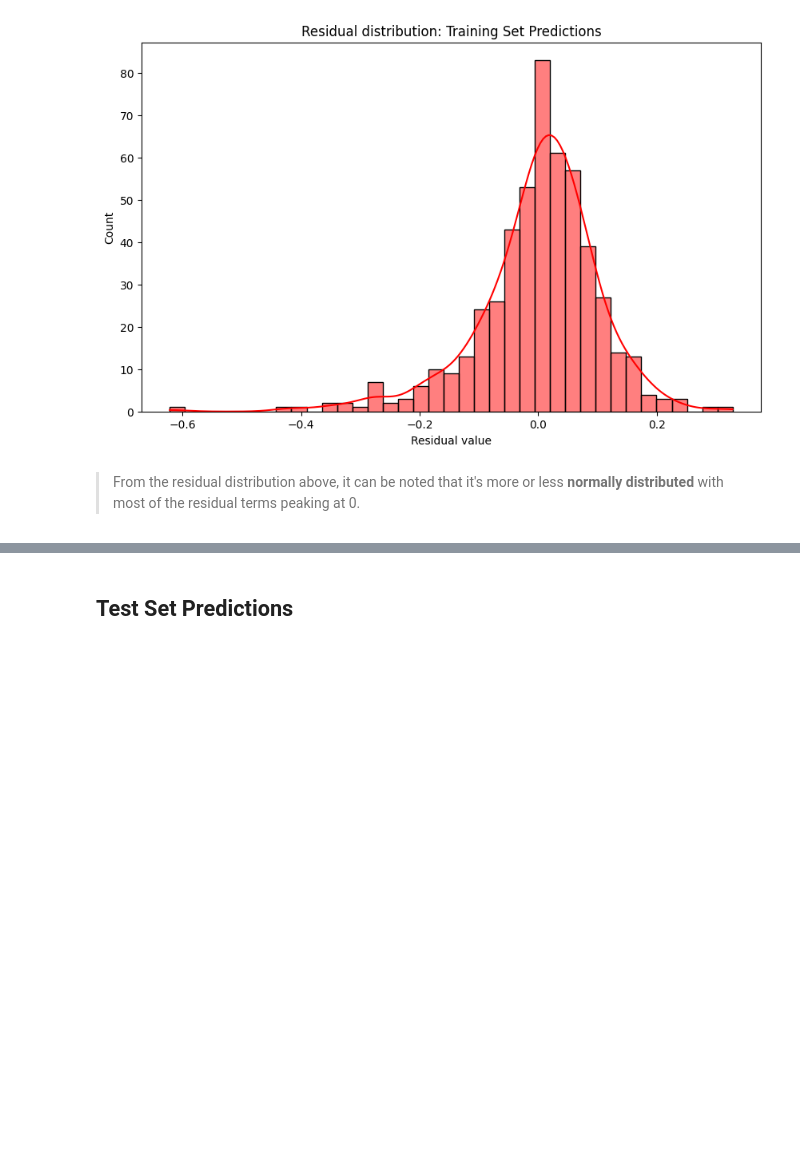
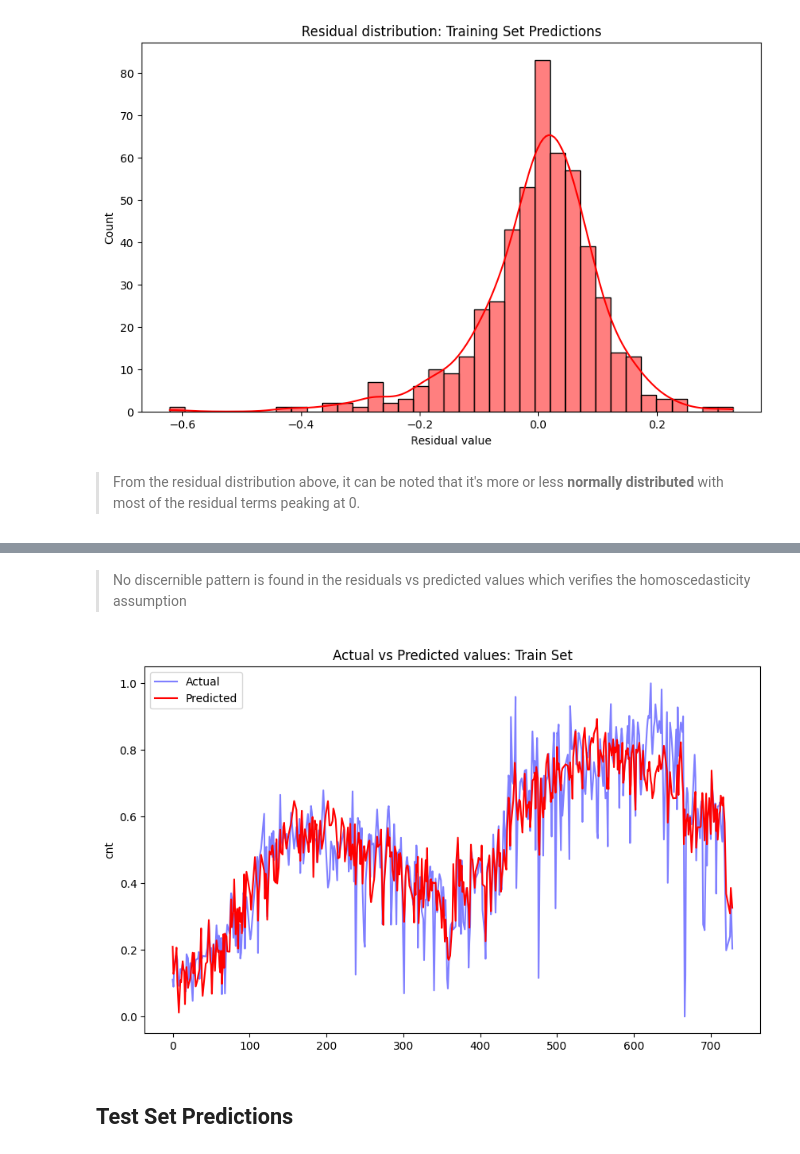
Before and after one commit to cyberpirate92/bike-sharing, a Jupyter notebook: BikeSharing.ipynb, the cells around one changed output, grey strips where cells are left out. Saved outputs shown, nothing was run; the diff lists cells and outputs as text; code cells hidden in the pictures; blank space fills up the shorter version.

```diff
--- a/BikeSharing.ipynb
+++ b/BikeSharing.ipynb
@@ -1181,3 +1213,16 @@ plt.show()
+# %% [markdown]
+> No discernible pattern is found in the residuals vs predicted values which verifies the homoscedasticity assumption
+# %%
+plt.figure(figsize=(10, 6))
+plt.title('Predicted values vs actual values')
+sns.lineplot(data=y_train, color='blue', label='Actual', alpha=0.5)
+sns.lineplot(data=y_train_pred, color='red', label='Predicted', alpha=1)
+
+plt.title('Actual vs Predicted values: Train Set')
+plt.legend()
+plt.show()
+# %% [output]
+[figure, added]
 # %% [markdown]
 ## Test Set Predictions
 # %% [markdown]
```
Also changed, not shown: parts of 21 cells of this notebook.
